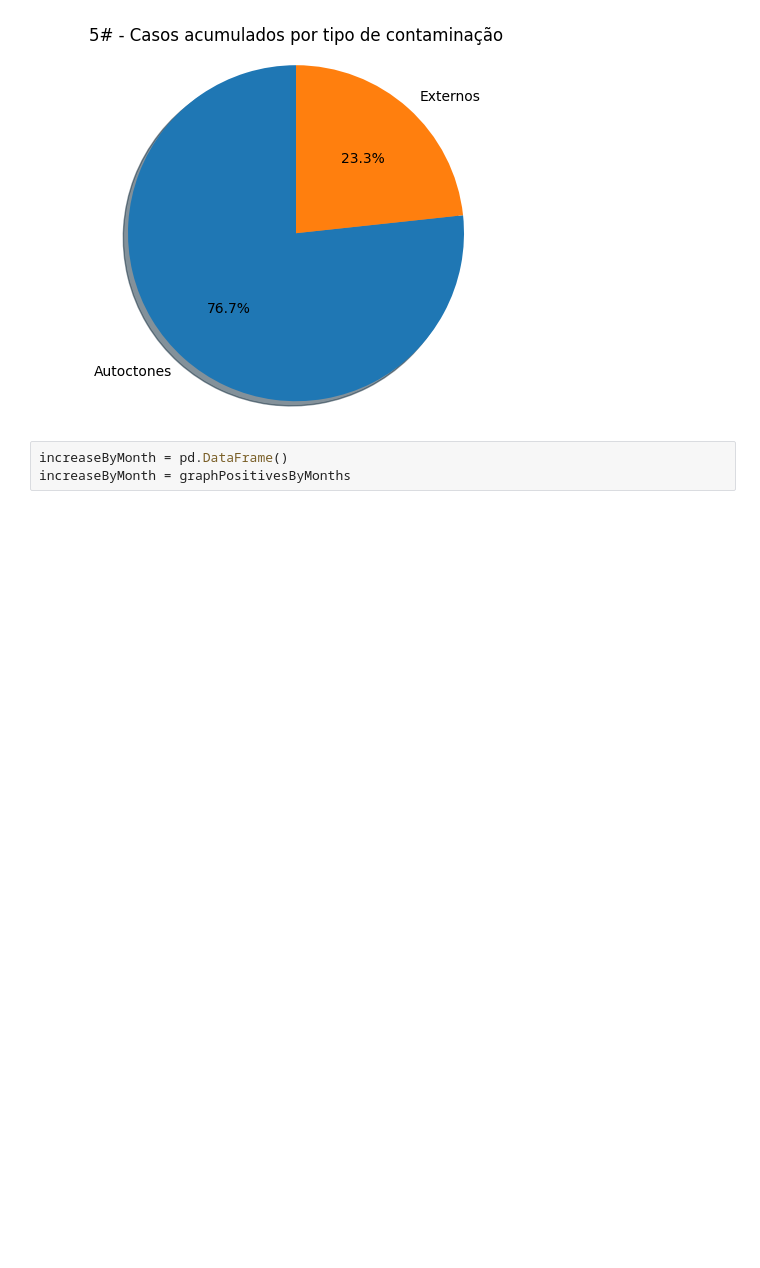
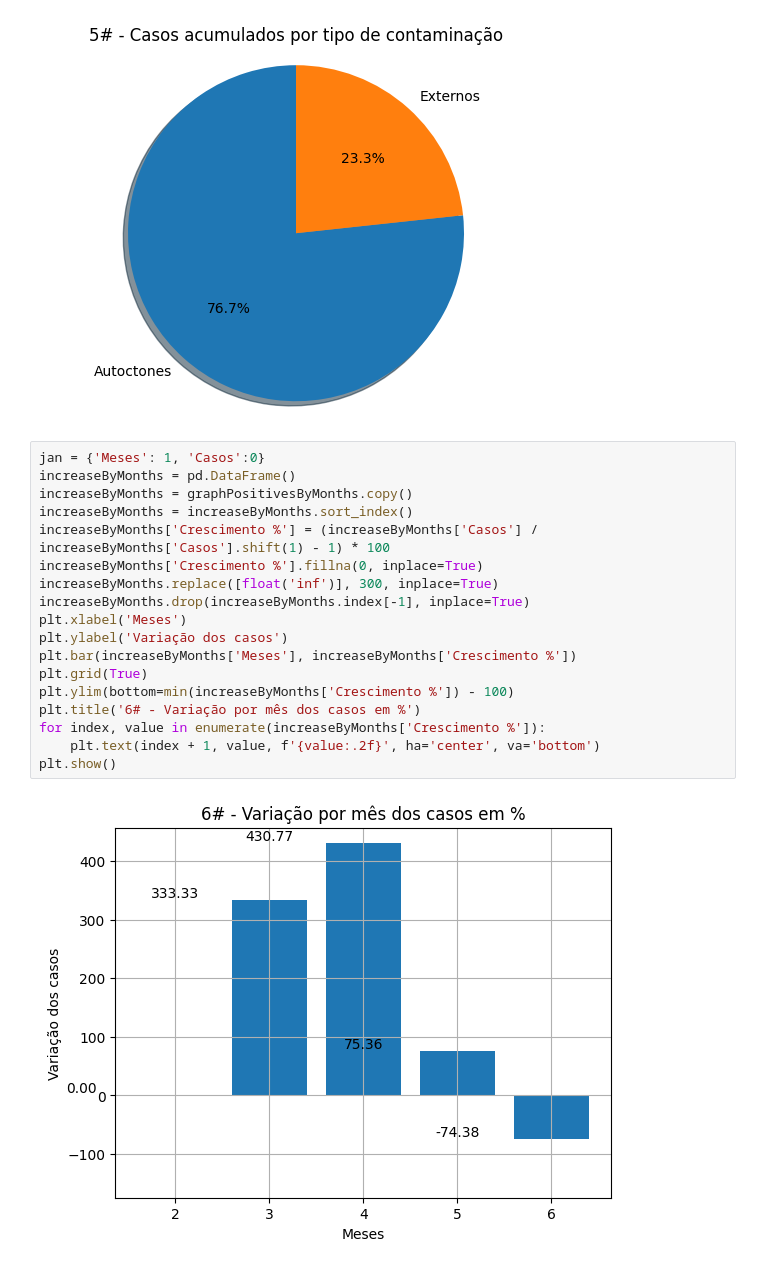
Before and after one commit to Guilherme-Turri/dengue-analisys-cpv-2023, a Jupyter notebook: main.ipynb, the cells around one changed output. Cells and saved outputs as stored; diff of their text form; blank space fills up the shorter version.

```diff
--- a/main.ipynb
+++ b/main.ipynb
@@ -165,9 +161,26 @@ plt.title('5# - Casos acumulados por tipo de contaminação')
 plt.show()
 # %% [output]
 [figure]
-# %%
-increaseByMonth = pd.DataFrame()
-increaseByMonth = graphPositivesByMonths
+# %%
+jan = {'Meses': 1, 'Casos':0}
+increaseByMonths = pd.DataFrame()
+increaseByMonths = graphPositivesByMonths.copy()
+increaseByMonths = increaseByMonths.sort_index()
+increaseByMonths['Crescimento %'] = (increaseByMonths['Casos'] / increaseByMonths['Casos'].shift(1) - 1) * 100
+increaseByMonths['Crescimento %'].fillna(0, inplace=True)
+increaseByMonths.replace([float('inf')], 300, inplace=True)
+increaseByMonths.drop(increaseByMonths.index[-1], inplace=True)
+plt.xlabel('Meses')
+plt.ylabel('Variação dos casos')
+plt.bar(increaseByMonths['Meses'], increaseByMonths['Crescimento %'])
+plt.grid(True)
+plt.ylim(bottom=min(increaseByMonths['Crescimento %']) - 100)
+plt.title('6# - Variação por mês dos casos em %')
+for index, value in enumerate(increaseByMonths['Crescimento %']):
+    plt.text(index + 1, value, f'{value:.2f}', ha='center', va='bottom')
+plt.show()
+# %% [output]
+[figure, added]
 # %%
 #suavização exponencial simples (SES)
 #It is a forecasting method that assigns greater weight to more recent values and progressively decreases the weight for earlier values.
```
Also changed, not shown: parts of 6 cells of this notebook.
